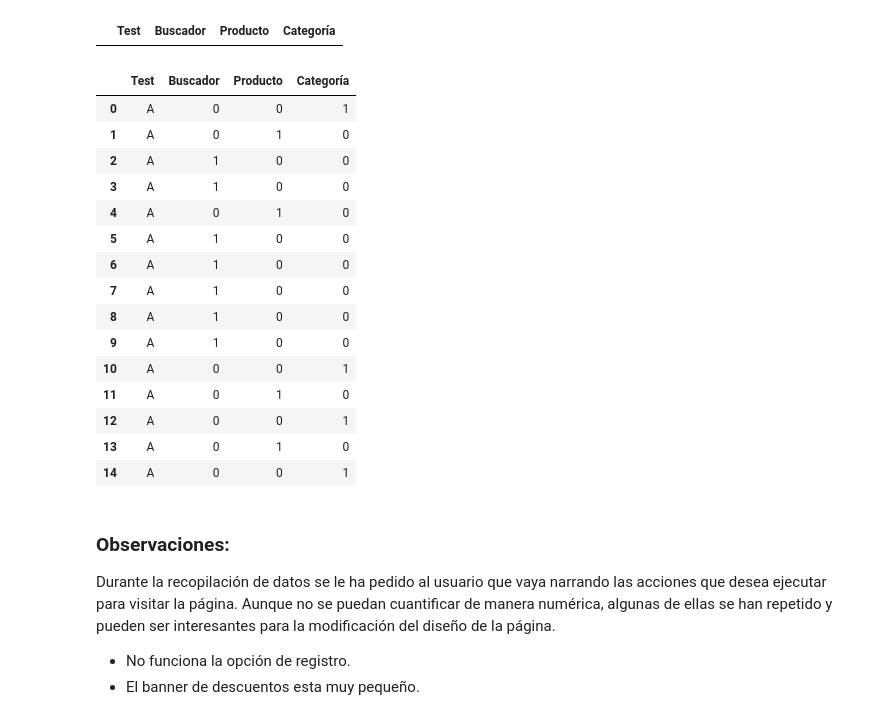
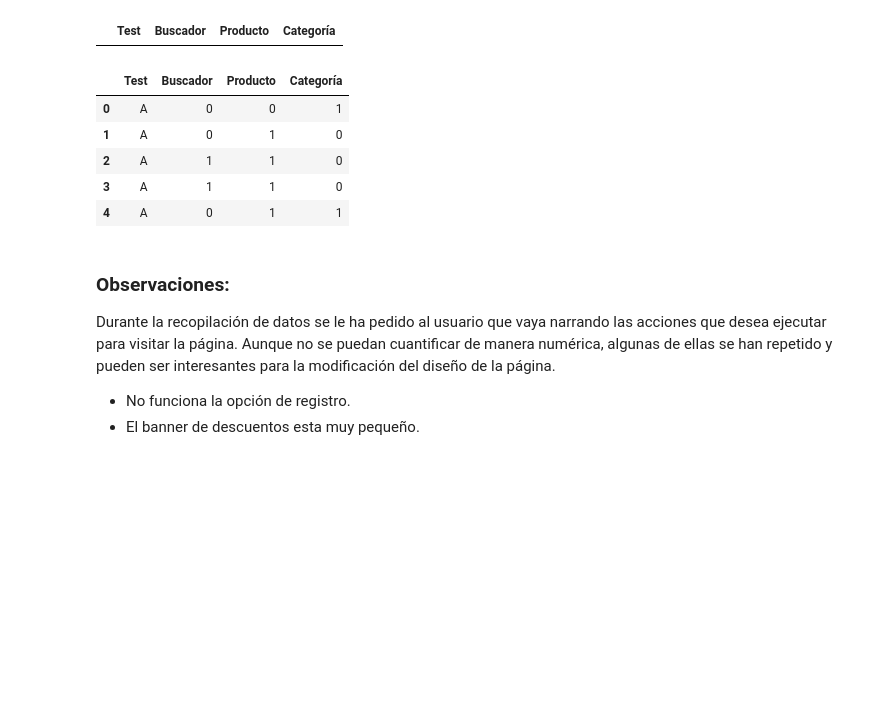
Before and after one commit to kaaiik/AB_test, a Jupyter notebook: notebook/main.ipynb, the cells around one changed output. Drawn from its saved outputs; the diff is of its cells as text; code cells hidden in the pictures; blank space fills up the shorter version.

```diff
--- a/notebook/main.ipynb
+++ b/notebook/main.ipynb
@@ -11,26 +27,16 @@ df
 # %%
 df.Test = ['A']*15
 df.Buscador = [0,0,1,1,0,1,1,1,1,1,0,0,0,0,0]
-df.Producto = [0,1,0,0,1,0,0,0,0,0,0,1,0,1,0]
-df.Categoría = [1,0,0,0,0,0,0,0,0,0,1,0,1,0,1]
-df
+df.Producto = [0,1,1,1,1,1,1,1,0,0,0,1,0,1,0]
+df.Categoría = [1,0,0,0,1,1,1,1,1,1,0,0,1,1,1]
+df.head()
 # %% [output]
 |  | Test | Buscador | Producto | Categoría |
 | 0 | A | 0 | 0 | 1 |
 | 1 | A | 0 | 1 | 0 |
-| 2 | A | 1 | 0 | 0 |
-| 3 | A | 1 | 0 | 0 |
-| 4 | A | 0 | 1 | 0 |
-| 5 | A | 1 | 0 | 0 |
-| 6 | A | 1 | 0 | 0 |
-| 7 | A | 1 | 0 | 0 |
-| 8 | A | 1 | 0 | 0 |
-| 9 | A | 1 | 0 | 0 |
-| 10 | A | 0 | 0 | 1 |
-| 11 | A | 0 | 1 | 0 |
-| 12 | A | 0 | 0 | 1 |
-| 13 | A | 0 | 1 | 0 |
-| 14 | A | 0 | 0 | 1 |
+| 2 | A | 1 | 1 | 0 |
+| 3 | A | 1 | 1 | 0 |
+| 4 | A | 0 | 1 | 1 |
 # %% [markdown]
 ### Observaciones:
 
```
Also changed, not shown: parts of 17 cells of this notebook.
